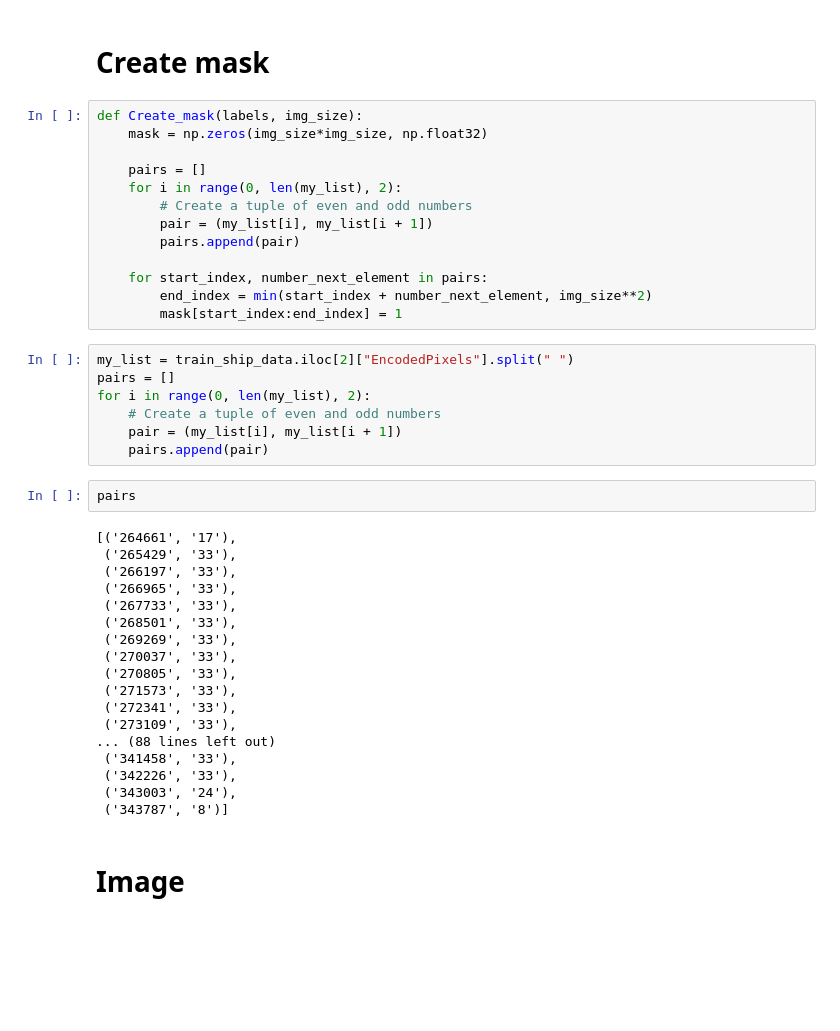
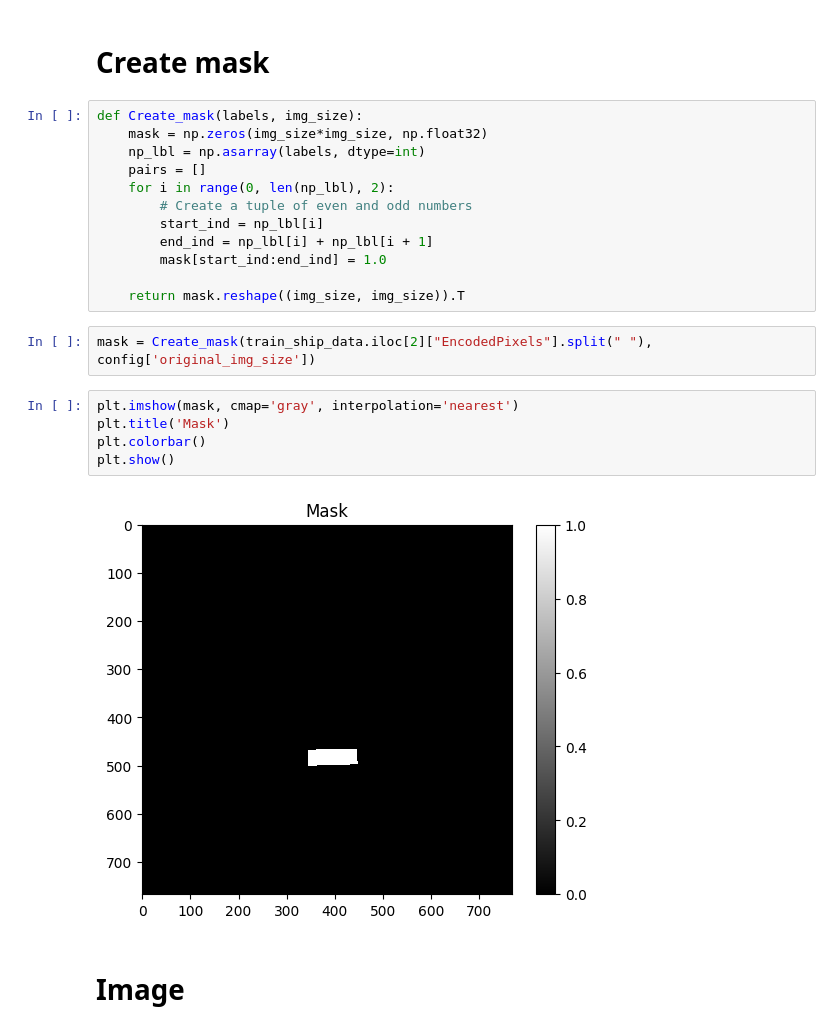
Before and after one commit to da4nik08/Segmentation, a Jupyter notebook: Preprocessing.ipynb, the cells around one changed output. Saved outputs shown, nothing was run; the diff lists cells and outputs as text; blank space fills up the shorter version.

Commit message:
dataloader
custom dataset + mask

```diff
--- a/Preprocessing.ipynb
+++ b/Preprocessing.ipynb
@@ -90,43 +90,24 @@ train_ship_data.iloc[2]["ImageId"]
 # %%
 def Create_mask(labels, img_size):
     mask = np.zeros(img_size*img_size, np.float32)
+    np_lbl = np.asarray(labels, dtype=int)
+    pairs = []
+    for i in range(0, len(np_lbl), 2):
+        # Create a tuple of even and odd numbers
+        start_ind = np_lbl[i]
+        end_ind = np_lbl[i] + np_lbl[i + 1]
+        mask[start_ind:end_ind] = 1.0
 
-    pairs = []
-    for i in range(0, len(my_list), 2):
-        # Create a tuple of even and odd numbers
-        pair = (my_list[i], my_list[i + 1])
-        pairs.append(pair)
-
-    for start_index, number_next_element in pairs:
-        end_index = min(start_index + number_next_element, img_size**2)
-        mask[start_index:end_index] = 1
+    return mask.reshape((img_size, img_size)).T
-# %%
-my_list = train_ship_data.iloc[2]["EncodedPixels"].split(" ")
-pairs = []
-for i in range(0, len(my_list), 2):
-    # Create a tuple of even and odd numbers
-    pair = (my_list[i], my_list[i + 1])
-    pairs.append(pair)
-# %%
-pairs
-# %% [output]
-[('264661', '17'),
- ('265429', '33'),
- ('266197', '33'),
- ('266965', '33'),
- ('267733', '33'),
- ('268501', '33'),
- ('269269', '33'),
- ('270037', '33'),
- ('270805', '33'),
- ('271573', '33'),
- ('272341', '33'),
- ('273109', '33'),
-... (88 lines left out)
- ('341458', '33'),
- ('342226', '33'),
- ('343003', '24'),
- ('343787', '8')]
+# %%
+mask = Create_mask(train_ship_data.iloc[2]["EncodedPixels"].split(" "), config['original_img_size'])
+# %%
+plt.imshow(mask, cmap='gray', interpolation='nearest')
+plt.title('Mask')
+plt.colorbar()
+plt.show()
+# %% [output]
+[figure, added]
 # %% [markdown]
 # Image
 # %%
```
Also changed, not shown: parts of 4 cells of this notebook, 3 other files.
